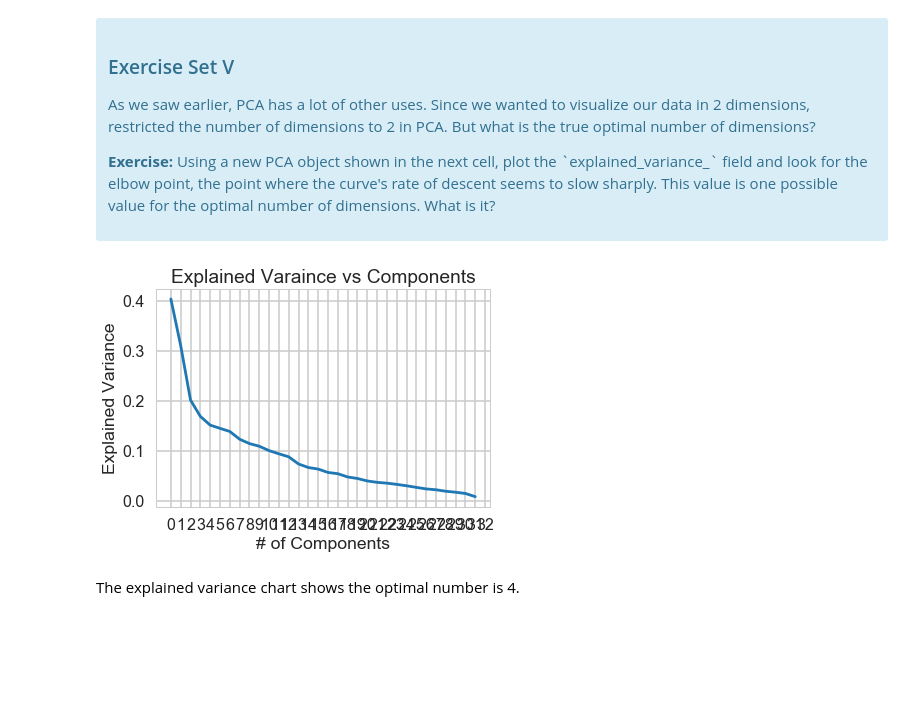
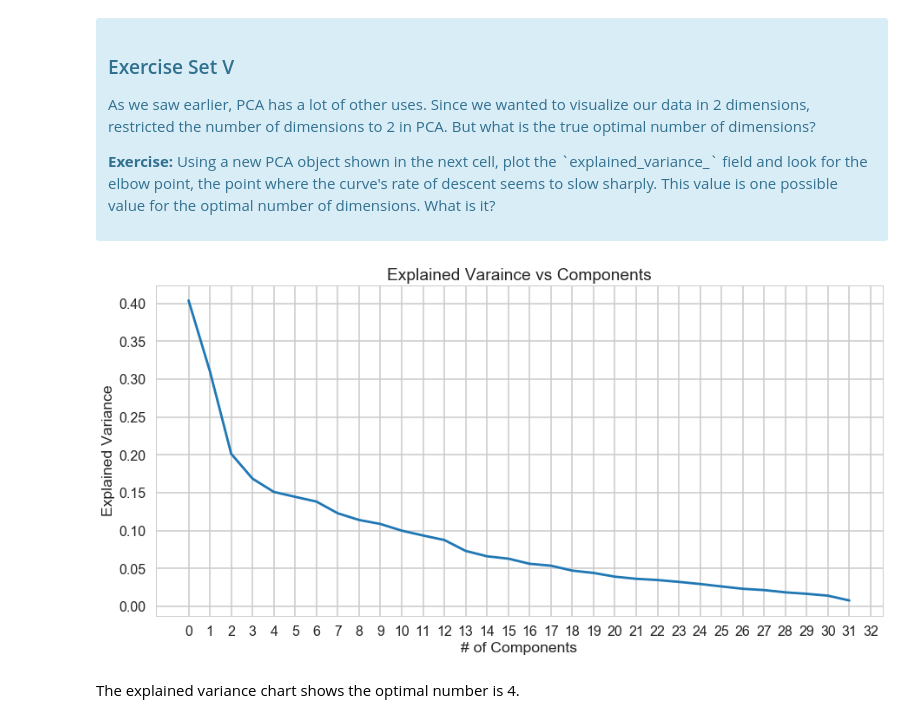
Before and after one commit to jpeterson28/Data-Science-Career-Track, a Jupyter notebook: clustering/Mini_Project_Clustering_JP_5-18-18.ipynb, the cells around one changed output. Saved outputs shown, nothing was run; the diff lists cells and outputs as text; code cells hidden in the pictures; blank space fills up the shorter version.

```diff
--- a/clustering/Mini_Project_Clustering_JP_5-18-18.ipynb
+++ b/clustering/Mini_Project_Clustering_JP_5-18-18.ipynb
@@ -481,19 +481,20 @@ Comparing the original data with the clustering groups; cluster group 3 shows so
 # %%
 #your turn
 # Initialize a new PCA model with a default number of components.
 import sklearn.decomposition
 pca = sklearn.decomposition.PCA()
 pca.fit(x_cols)
 
 # Do the rest on your own :)
+plt.figure(figsize=(15, 7))
 plt.plot(pca.explained_variance_)
 plt.xlabel('# of Components')
 plt.ylabel('Explained Variance')
 plt.title('Explained Varaince vs Components')
 plt.xticks(range(0,33,1))
 plt.show()
 # %% [output]
-[figure, old version]
+[figure, new version]
 # %% [markdown]
 The explained variance chart shows the optimal number is 4.
 # %% [markdown]
```
